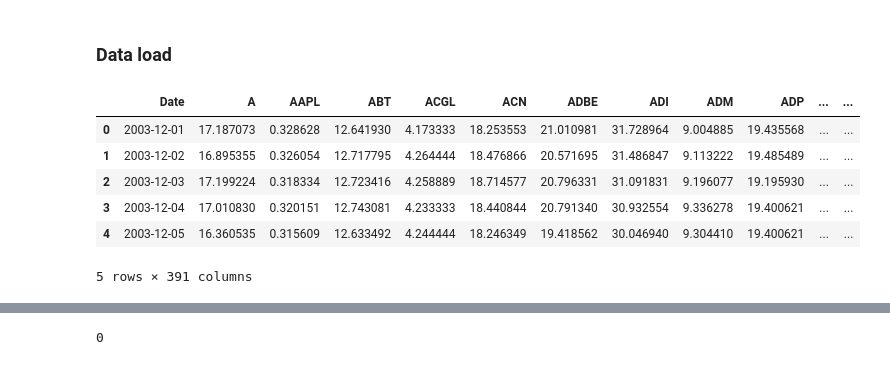
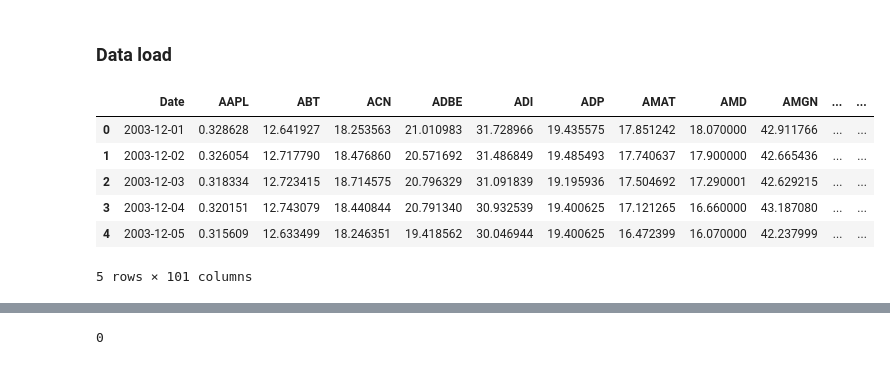
Before and after one commit to Terry-Xu-666/4530_projrct, a Jupyter notebook: OnlineLearning.ipynb, the cells around one changed output, grey strips where cells are left out. Drawn from its saved outputs; the diff is of its cells as text; code cells hidden in the pictures.

```diff
--- a/OnlineLearning.ipynb
+++ b/OnlineLearning.ipynb
@@ -12,18 +12,18 @@ plt.style.use('seaborn-v0_8')
 # %%
 # df_ori = pd.read_csv('./data/adjclose_10.csv', sep=',')
 # df_ori['cash'] = 1
-# df_ori = pd.read_csv('./data/adjclose_100.csv', sep=',')
+df_ori = pd.read_csv('./data/adjclose_100.csv', sep=',')
 # df_ori = pd.read_csv('./data/adjclose_200.csv', sep=',')
-df_ori = pd.read_csv('./data/adjclose_390.csv', sep=',')
+# df_ori = pd.read_csv('./data/adjclose_390.csv', sep=',')
 df_ori.head()
 # %% [output]
-|  | Date | A | AAPL | ABT | ACGL | ACN | ADBE | ADI | ADM | ADP | ... | ... |
-| 0 | 2003-12-01 | 17.187073 | 0.328628 | 12.641930 | 4.173333 | 18.253553 | 21.010981 | 31.728964 | 9.004885 | 19.435568 | ... | ... |
-| 1 | 2003-12-02 | 16.895355 | 0.326054 | 12.717795 | 4.264444 | 18.476866 | 20.571695 | 31.486847 | 9.113222 | 19.485489 | ... | ... |
-| 2 | 2003-12-03 | 17.199224 | 0.318334 | 12.723416 | 4.258889 | 18.714577 | 20.796331 | 31.091831 | 9.196077 | 19.195930 | ... | ... |
-| 3 | 2003-12-04 | 17.010830 | 0.320151 | 12.743081 | 4.233333 | 18.440844 | 20.791340 | 30.932554 | 9.336278 | 19.400621 | ... | ... |
-| 4 | 2003-12-05 | 16.360535 | 0.315609 | 12.633492 | 4.244444 | 18.246349 | 19.418562 | 30.046940 | 9.304410 | 19.400621 | ... | ... |
+|  | Date | AAPL | ABT | ACN | ADBE | ADI | ADP | AMAT | AMD | AMGN | ... | ... |
+| 0 | 2003-12-01 | 0.328628 | 12.641927 | 18.253563 | 21.010983 | 31.728966 | 19.435575 | 17.851242 | 18.070000 | 42.911766 | ... | ... |
+| 1 | 2003-12-02 | 0.326054 | 12.717790 | 18.476860 | 20.571692 | 31.486849 | 19.485493 | 17.740637 | 17.900000 | 42.665436 | ... | ... |
+| 2 | 2003-12-03 | 0.318334 | 12.723415 | 18.714575 | 20.796329 | 31.091839 | 19.195936 | 17.504692 | 17.290001 | 42.629215 | ... | ... |
+| 3 | 2003-12-04 | 0.320151 | 12.743079 | 18.440844 | 20.791340 | 30.932539 | 19.400625 | 17.121265 | 16.660000 | 43.187080 | ... | ... |
+| 4 | 2003-12-05 | 0.315609 | 12.633499 | 18.246351 | 19.418562 | 30.046944 | 19.400625 | 16.472399 | 16.070000 | 42.237999 | ... | ... |
-5 rows × 391 columns
+5 rows × 101 columns
 # %%
 df_ori.set_index('Date', inplace=True)
 df_ori = df_ori.dropna(axis=1)
```
Also changed, not shown: parts of 24 cells of this notebook, 32 other files.
